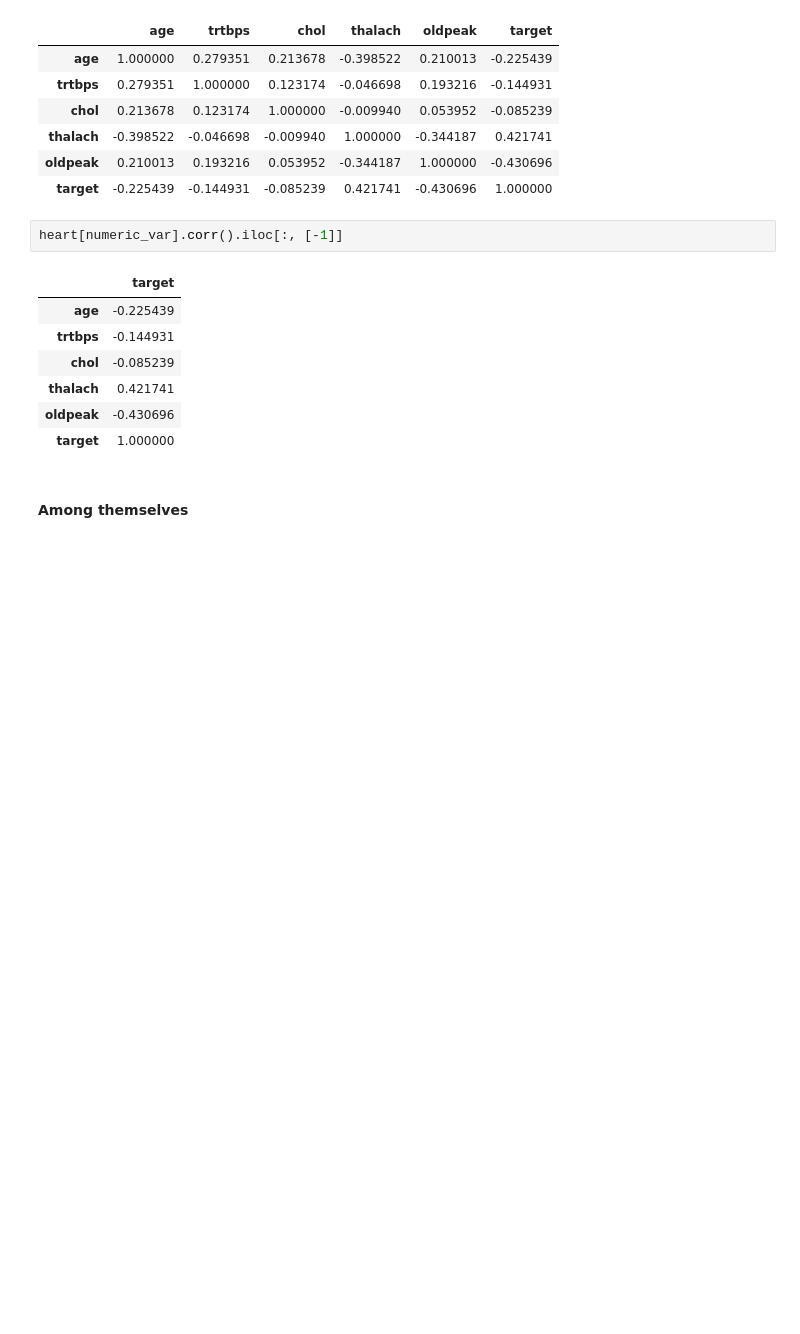
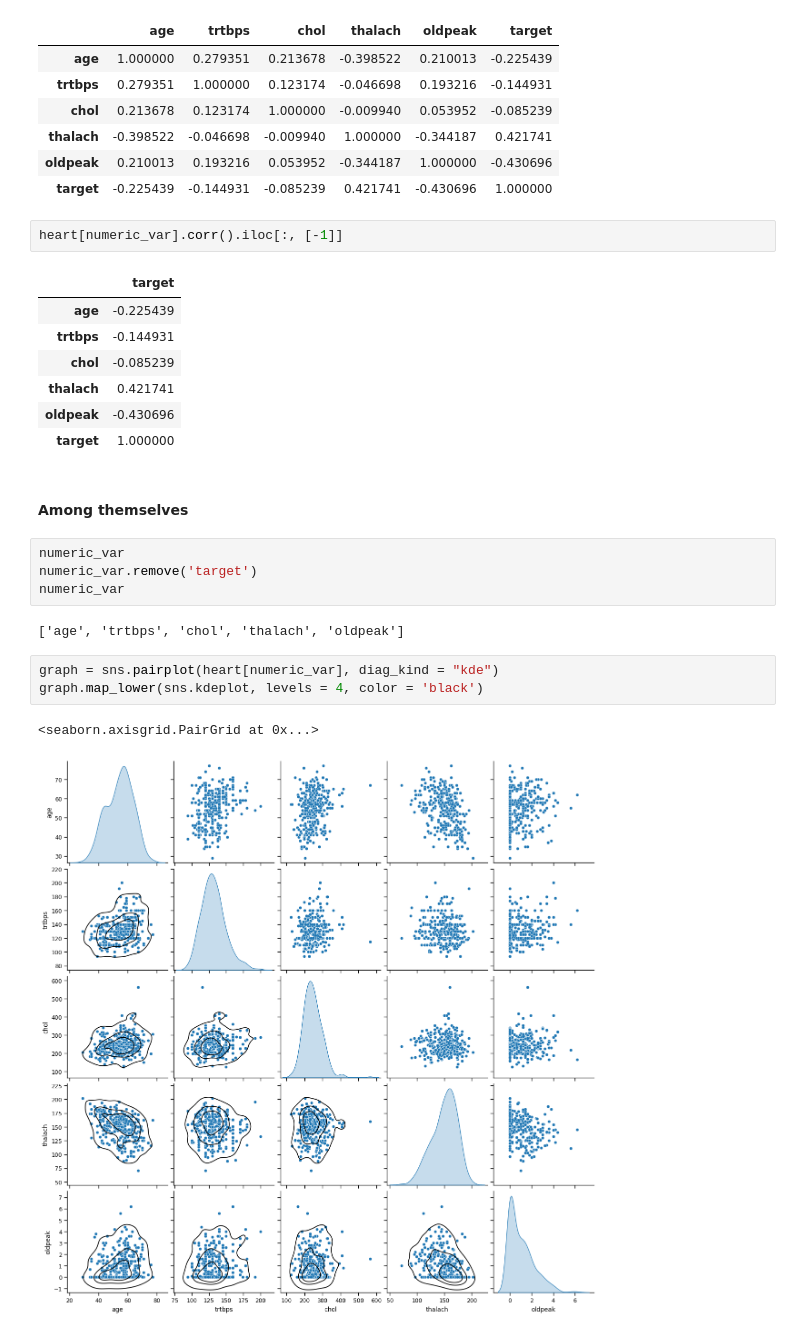
Before and after one commit to audrey-rw5683/HeartAttackPrediction, a Jupyter notebook: ML-Heart Attack Prediction Analysis.ipynb, the cells around one changed output. Drawn from its saved outputs; the diff is of its cells as text; blank space fills up the shorter version.

```diff
--- a/ML-Heart Attack Prediction Analysis.ipynb
+++ b/ML-Heart Attack Prediction Analysis.ipynb
@@ -294,3 +294,15 @@ heart[numeric_var].corr().iloc[:, [-1]]
 | target | 1.000000 |
 # %% [markdown]
 #### Among themselves
+# %%
+numeric_var
+numeric_var.remove('target')
+numeric_var
+# %% [output]
+['age', 'trtbps', 'chol', 'thalach', 'oldpeak']
+# %%
+graph = sns.pairplot(heart[numeric_var], diag_kind = "kde")
+graph.map_lower(sns.kdeplot, levels = 4, color = 'black')
+# %% [output]
+<seaborn.axisgrid.PairGrid at 0x...>
+[figure, added]
```
Also changed, not shown: parts of 18 cells of this notebook.
